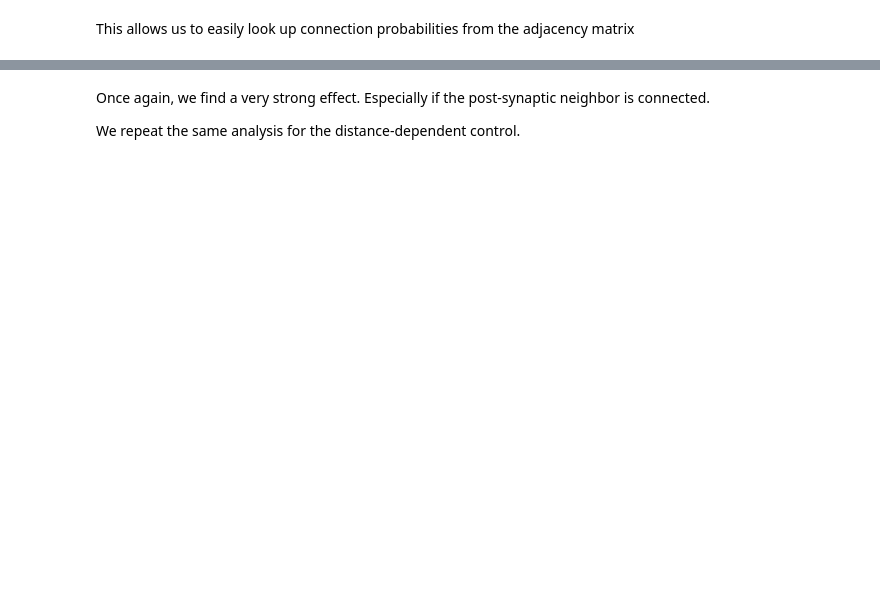
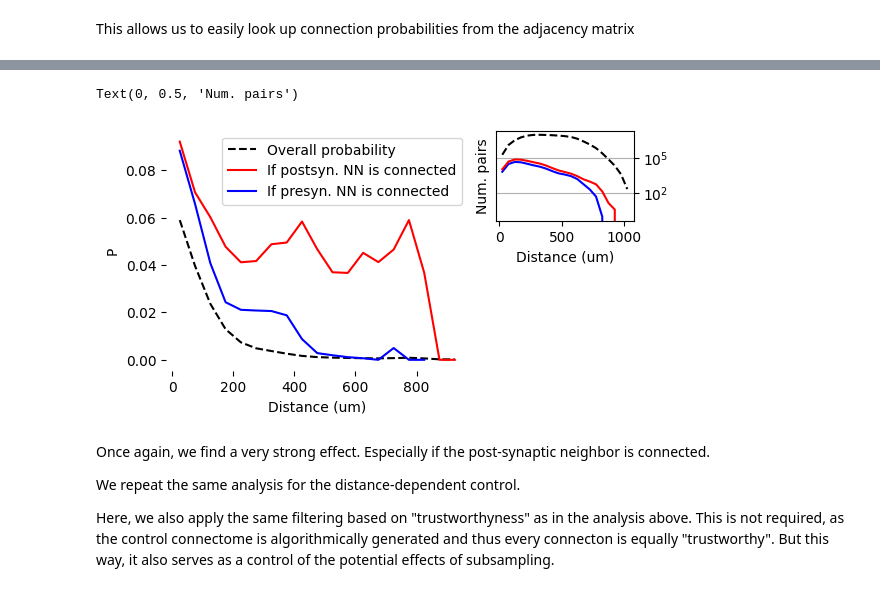
Before and after one commit to MWolfR/local_connectivity_model, a Jupyter notebook: src/Nearest neighbor 1d prob increase.ipynb, the cells around one changed output, grey strips where cells are left out. Cells and saved outputs as stored; diff of their text form; code cells hidden in the pictures; blank space fills up the shorter version.

Commit message:
Added to the 1d figure filtering based on proofreading and counting number of pairs sampled.

```diff
--- a/src/Nearest neighbor 1d prob increase.ipynb
+++ b/src/Nearest neighbor 1d prob increase.ipynb
@@ -52,0 +109,10 @@ M = M.index("classification_system").eq("excitatory_neuron")
+# %%
+index_row = M.vertices.index
+if select_vals_row is not None:
+    index_row = index_row[M.vertices.loc[index_row, select_fltr_row.value].isin(select_vals_row.value)]
+
+index_col = M.vertices.index
+if select_vals_col is not None:
+    index_col = index_col[M.vertices.loc[index_col, select_fltr_col.value].isin(select_vals_col.values)]
+
+print(f"Considering {len(index_row)} neurons for outgoing, {len(index_col)} neurons for incoming connectivity!")
@@ -60,11 +128,14 @@ from scipy.spatial import KDTree
 
 xyz = ["x", "y", "z"]
 # Build KDTree
-tree = KDTree(M.vertices[xyz])
+tree_full = KDTree(M.vertices[xyz])
+# We also build KDTrees for only the "trustworthy" populations. They will be used later.
+tree_f_row = KDTree(M.vertices.loc[index_row, xyz])
+tree_f_col = KDTree(M.vertices.loc[index_col, xyz])
 
 # Query KDTree for nearest neighbor. [2] indicates we ask for the 2nd nearest neighbor. This is, because the neuron itself
 # is not excluded from this query and will be the 1st nearest neighbor with a distance of 0
-nn_dists, nn_idx = tree.query(M.vertices[xyz], [2])
+nn_dists, nn_idx = tree_full.query(M.vertices[xyz], [2])
 nn_idx = nn_idx.flatten()
 # %% [markdown]
 ### Small detour: plot nearest neighbor distances
@@ -173,4 +292,4 @@ edge_df["1d_dist_bin"] = numpy.digitize(edge_df["1d_dist"], bins=bin_borders) -
 
 # The "count_neighbors" function yields the numbers of pairs at distances up to and including the queried distance.
 # That is, it is a cumulative count. We take the .diff to get the non-cumulative numbers in each bin.
-n_pairs_per_bin = numpy.diff(tree.count_neighbors(tree, bin_borders))
+n_pairs_per_bin = numpy.diff(tree_f_col.count_neighbors(tree_f_row, bin_borders))
@@ -182,22 +328,44 @@ The connection probabilities conditional on the nearest neighbor being connected
 # %%
+fig = plt.figure(figsize=(5.5, 3))
+ax = fig.add_axes([0.1, 0.1, 0.55, 0.8])
+
 prior_con_prob = edge_df.groupby("1d_dist_bin")["1d_dist_bin"].count().reindex(bin_indices) / n_pairs_per_bin
 
-con_prob_post_is_connected = edge_df.groupby("1d_dist_bin").apply(lambda _df: actual_con[_df["row"], _df["nn_col"]].mean(),
+mask = edge_df["mask_nn_col"]
+con_prob_post_is_connected = edge_df.loc[mask].groupby("1d_dist_bin").apply(lambda _df: actual_con[_df["row"], _df["nn_col"]].mean(),
+                                                                            include_groups=False)
+n_smpls_post_is_connected = edge_df.loc[mask]["1d_dist_bin"].value_counts().reindex(bin_indices, fill_value=0)
+mask = edge_df["mask_nn_row"]
+con_prob_pre_is_connected = edge_df.loc[mask].groupby("1d_dist_bin").apply(lambda _df: actual_con[_df["nn_row"], _df["col"]].mean(),
                                                                   include_groups=False)
-
-con_prob_pre_is_connected = edge_df.groupby("1d_dist_bin").apply(lambda _df: actual_con[_df["nn_row"], _df["col"]].mean(),
-                                                                  include_groups=False)
+n_smpls_pre_is_connected = edge_df.loc[mask]["1d_dist_bin"].value_counts().reindex(bin_indices, fill_value=0)
 
 
-plt.plot(bin_centers[prior_con_prob.index], prior_con_prob, color="black", ls="--", label="Overall probability")
+ax.plot(bin_centers[prior_con_prob.index], prior_con_prob, color="black", ls="--", label="Overall probability")
 
-plt.plot(bin_centers[con_prob_post_is_connected.index], con_prob_post_is_connected, color="red", label="If postsyn. NN is connected")
-plt.plot(bin_centers[con_prob_pre_is_connected.index], con_prob_pre_is_connected, color="blue", label="If presyn. NN is connected")
+ax.plot(bin_centers[con_prob_post_is_connected.index], con_prob_post_is_connected, color="red", label="If postsyn. NN is connected")
+ax.plot(bin_centers[con_prob_pre_is_connected.index], con_prob_pre_is_connected, color="blue", label="If presyn. NN is connected")
 plt.legend()
-plt.gca().set_xlabel("Distance (um)")
-plt.gca().set_ylabel("P")
+ax.set_xlabel("Distance (um)")
+ax.set_ylabel("P")
+ax.set_frame_on(False)
+
+ax = fig.add_axes([0.7, 0.6, 0.25, 0.3])
+ax.yaxis.tick_right()
+ax.plot(bin_centers, n_pairs_per_bin, ls="--", color="black")
+ax.plot(bin_centers[n_smpls_pre_is_connected.index], n_smpls_pre_is_connected, color="blue")
+ax.plot(bin_centers[n_smpls_post_is_connected.index], n_smpls_post_is_connected, color="red")
+ax.set_yscale("log")
+plt.grid(axis="y")
+ax.set_xlabel("Distance (um)")
+ax.set_ylabel("Num. pairs")
+# %% [output]
+Text(0, 0.5, 'Num. pairs')
+[figure, added]
 # %% [markdown]
 Once again, we find a very strong effect. Especially if the post-synaptic neighbor is connected.
 
 We repeat the same analysis for the distance-dependent control.
+
+Here, we also apply the same filtering based on "trustworthyness" as in the analysis above. This is not required, as the control connectome is algorithmically generated and thus every connecton is equally "trustworthy". But this way, it also serves as a control of the potential effects of subsampling.
 # %%
```
Also changed, not shown: parts of 21 cells of this notebook, 1 other file.
